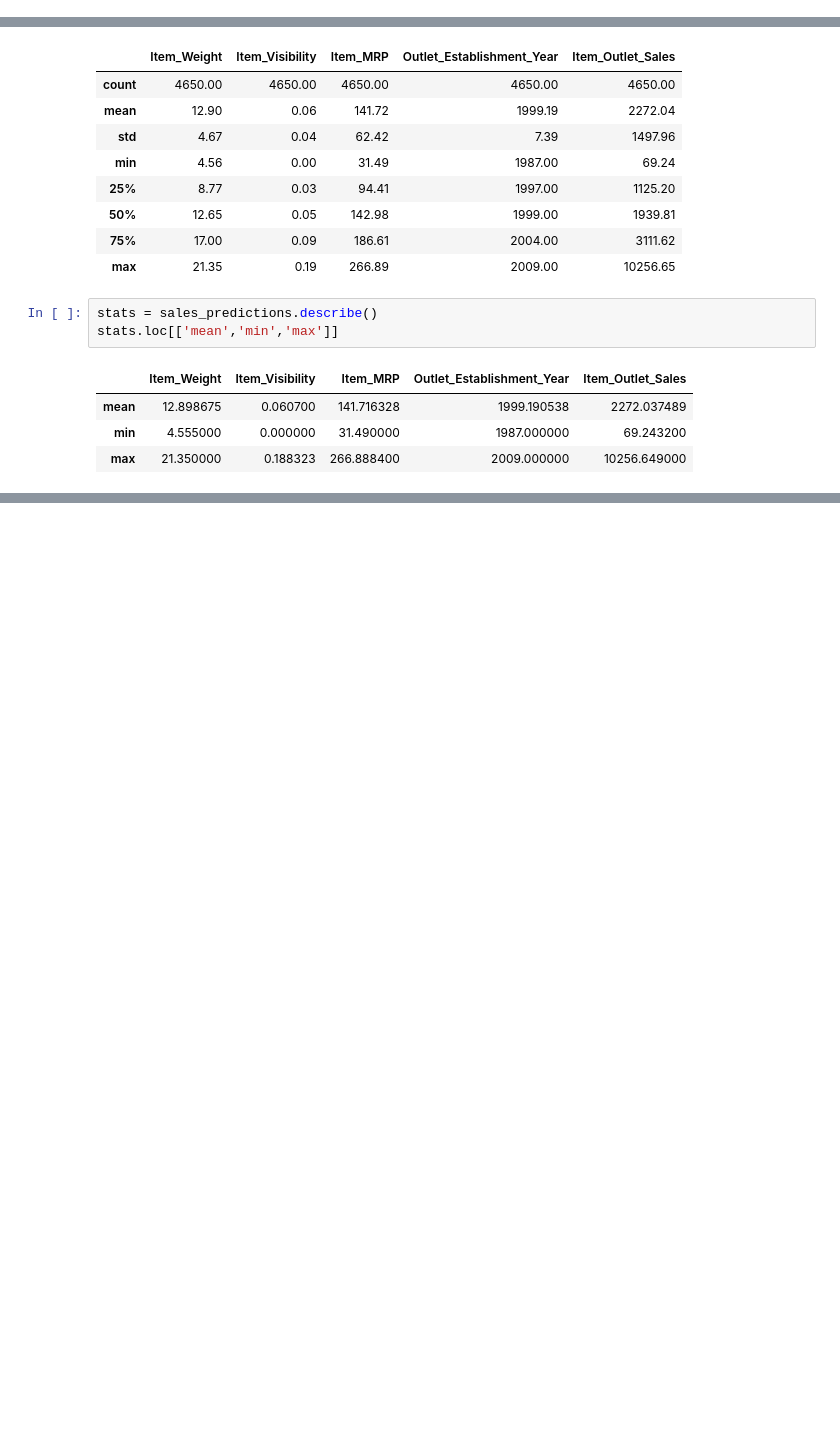
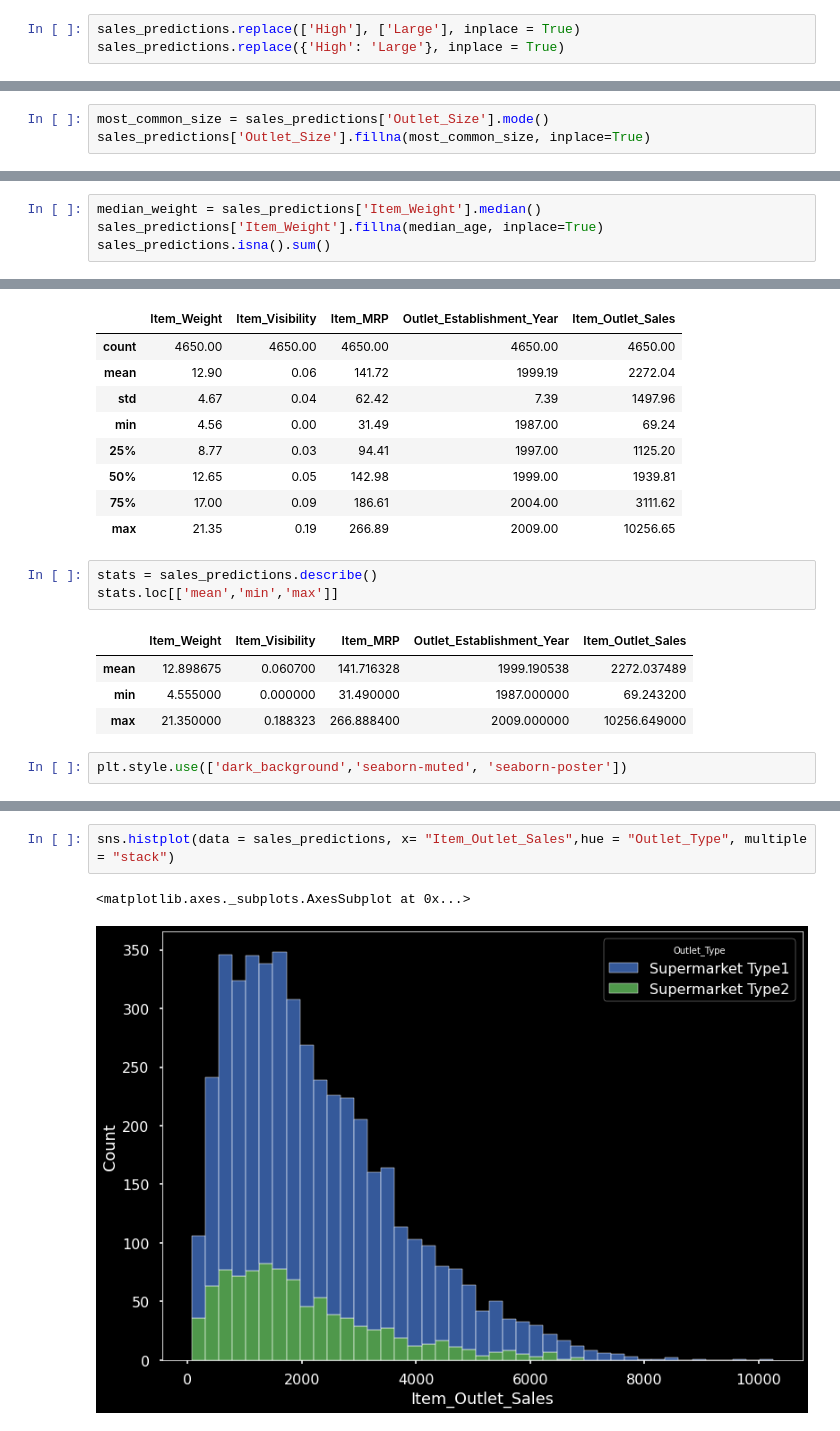
Before and after one commit to Kassandracw8/Predicting-Sales, a Jupyter notebook: Project_1_Part_2.ipynb, the cells around one changed output, grey strips where cells are left out. Saved outputs shown, nothing was run; the diff lists cells and outputs as text; blank space fills up the shorter version.

```diff
--- a/Project_1_Part_2.ipynb
+++ b/Project_1_Part_2.ipynb
@@ -191,0 +200,3 @@ sales_predictions.dropna(inplace=True)
+# %%
+sales_predictions.replace(['High'], ['Large'], inplace = True)
+sales_predictions.replace({'High': 'Large'}, inplace = True)
@@ -205,3 +214,6 @@ item_mrp_min
+# %%
+most_common_size = sales_predictions['Outlet_Size'].mode()
+sales_predictions['Outlet_Size'].fillna(most_common_size, inplace=True)
 # %%
 Item_Weight_mean = sales_predictions['Item_Weight'].mean()
 Item_Weight_max = sales_predictions['Item_Weight'].max()
@@ -211,3 +223,7 @@ Item_Weight_max
 Item_Weight_min
 # %% [output]
 4.555
+# %%
+median_weight = sales_predictions['Item_Weight'].median()
+sales_predictions['Item_Weight'].fillna(median_age, inplace=True)
+sales_predictions.isna().sum()
@@ -231,3 +261,5 @@ stats.loc[['mean','min','max']]
 | mean | 12.898675 | 0.060700 | 141.716328 | 1999.190538 | 2272.037489 |
 | min | 4.555000 | 0.000000 | 31.490000 | 1987.000000 | 69.243200 |
 | max | 21.350000 | 0.188323 | 266.888400 | 2009.000000 | 10256.649000 |
+# %%
+plt.style.use(['dark_background','seaborn-muted', 'seaborn-poster'])
@@ -233,0 +281,5 @@ stats.loc[['mean','min','max']]
+# %%
+sns.histplot(data = sales_predictions, x= "Item_Outlet_Sales",hue = "Outlet_Type", multiple = "stack")
+# %% [output]
+<matplotlib.axes._subplots.AxesSubplot at 0x...>
+[figure, added]
```
Also changed, not shown: parts of 12 cells of this notebook.
